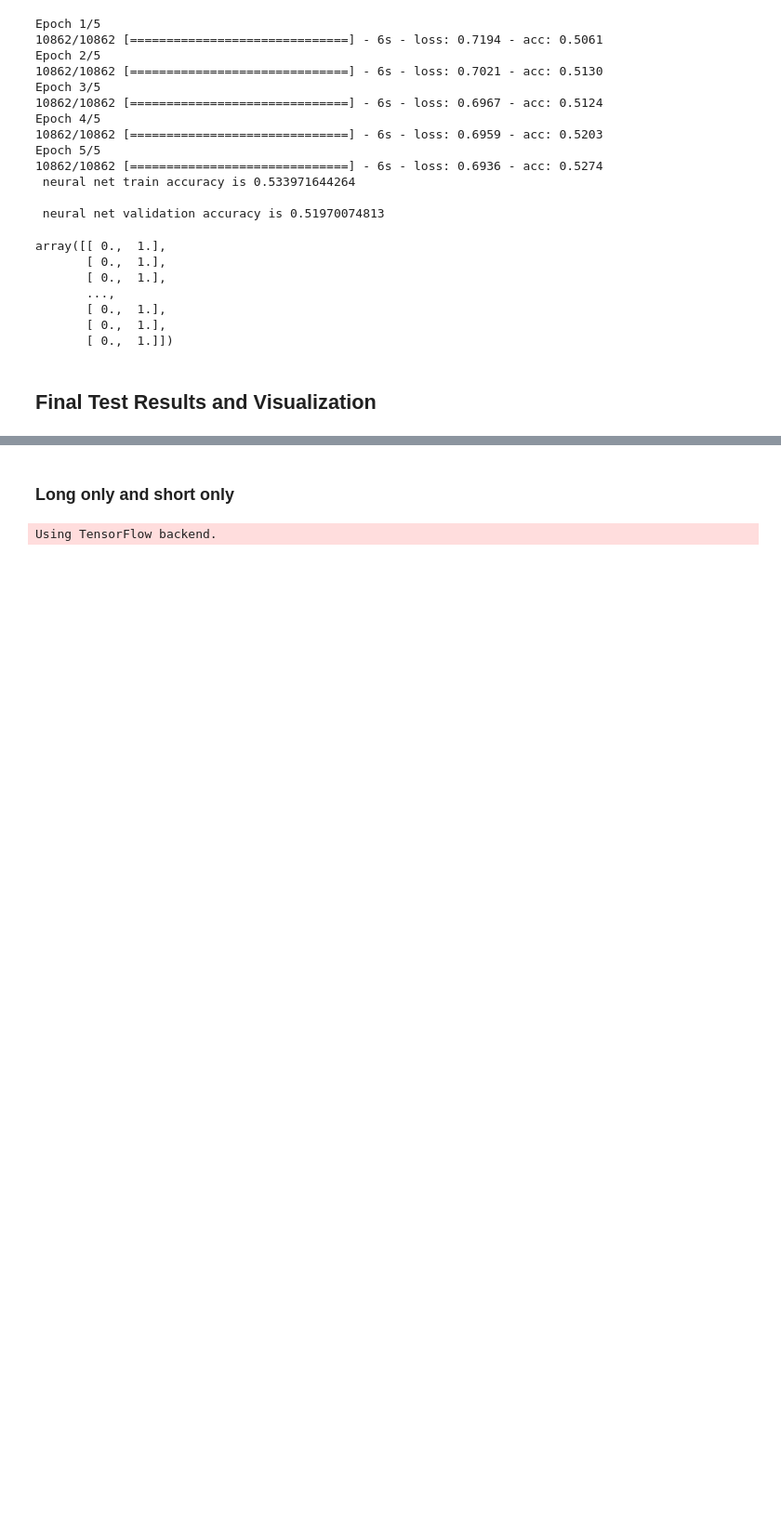
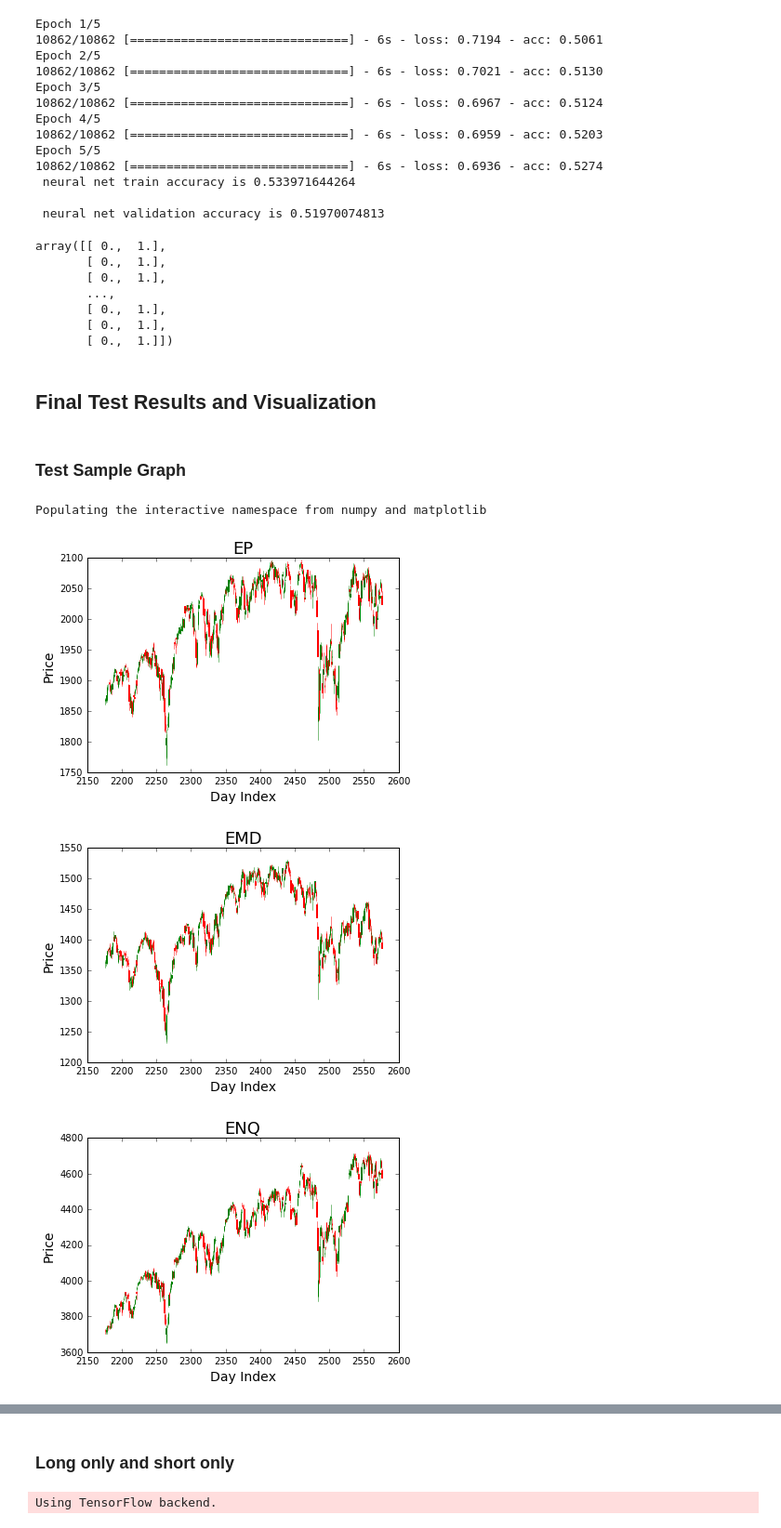
Before and after one commit to Dsinghbailey/futures_predictor, a Jupyter notebook: Main.ipynb, the cells around one changed output, grey strips where cells are left out. Shown at 93% size. Drawn from its saved outputs; the diff is of its cells as text; code cells hidden in the pictures; blank space fills up the shorter version.

Commit message:
Edits from Grader
-Added more explanation to project report
-graphed test sample candelsticks

```diff
--- a/Main.ipynb
+++ b/Main.ipynb
@@ -478,3 +514,23 @@ array([[ 0.,  1.],
        [ 0.,  1.]])
 # %% [markdown]
 ## Final Test Results and Visualization
+# %% [markdown]
+### Test Sample Graph
+# %%
+from Preprocessor import get_test_mds
+import numpy as np
+mds = get_test_mds()
+fin = mds['DayIndex'].max()
+mds = mds[mds['DayIndex'] >= fin - 400].copy(deep=True)
+# %%
+from Charting import draw_mkt_chart
+%pylab inline
+
+mkts = ['EP', 'EMD', 'ENQ', 'TFE', 'YM']
+for mkt in mkts:
+    draw_mkt_chart(mkt, mds)
+# %% [output]
+Populating the interactive namespace from numpy and matplotlib
+[figure, added]
+[figure, added]
+[figure, added]
```
Also changed, not shown: parts of 4 cells of this notebook, 1 other file.
